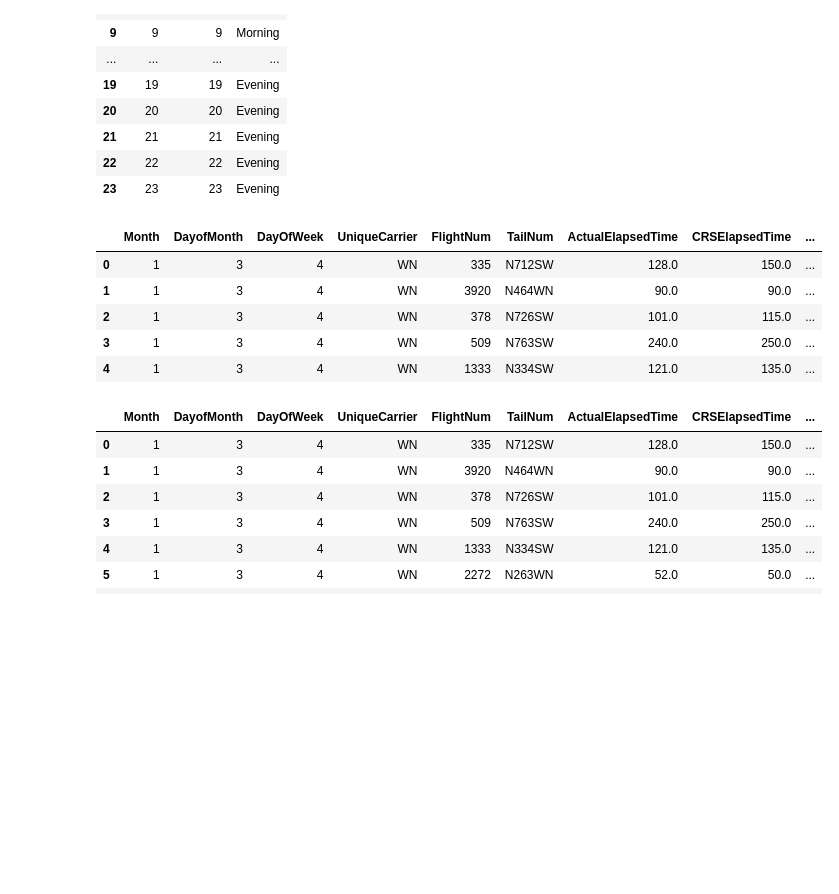
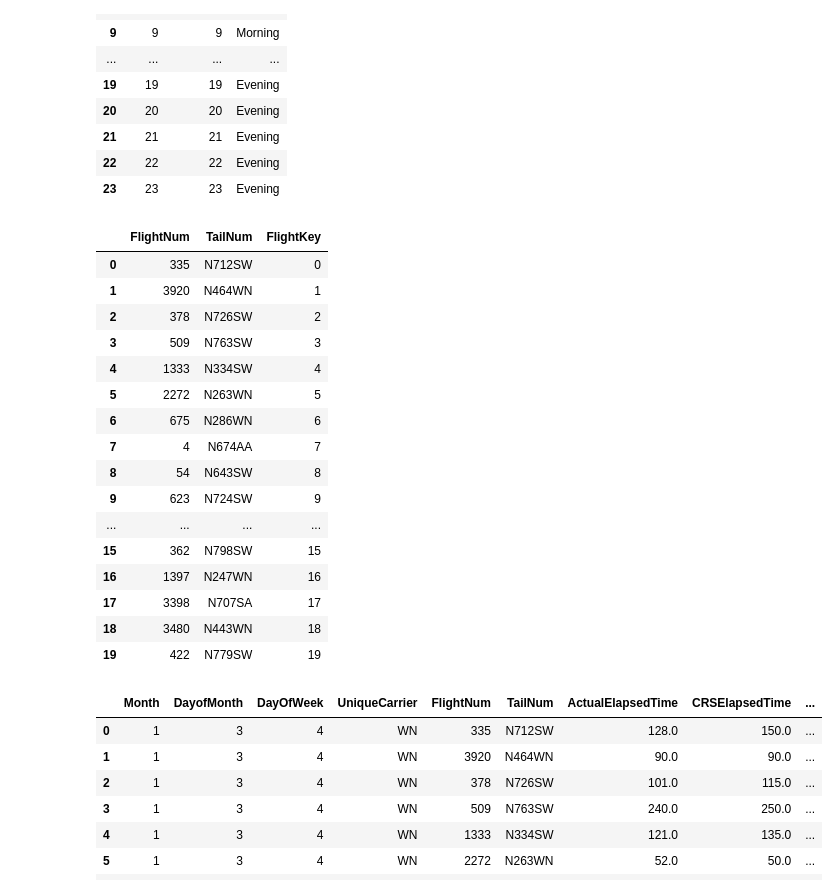
Before and after one commit to PickleAbdu/Airlines-Delay-Analysis, a Jupyter notebook: EDA.ipynb, the cells around one changed output. Saved outputs shown, nothing was run; the diff lists cells and outputs as text; code cells hidden in the pictures; blank space fills up the shorter version.

```diff
--- a/EDA.ipynb
+++ b/EDA.ipynb
@@ -429,15 +429,26 @@ dim_time
 # %%
 dim_flight = df[['FlightNum', 'TailNum']].drop_duplicates().reset_index(drop=True)
 dim_flight['FlightKey'] = dim_flight.index
 df = df.merge(dim_flight, on=['FlightNum', 'TailNum'], how='left')
-df.head()
+dim_flight.head(20)
 # %% [output]
-|  | Month | DayofMonth | DayOfWeek | UniqueCarrier | FlightNum | TailNum | ActualElapsedTime | CRSElapsedTime | ... |
-| 0 | 1 | 3 | 4 | WN | 335 | N712SW | 128.0 | 150.0 | ... |
-| 1 | 1 | 3 | 4 | WN | 3920 | N464WN | 90.0 | 90.0 | ... |
-| 2 | 1 | 3 | 4 | WN | 378 | N726SW | 101.0 | 115.0 | ... |
-| 3 | 1 | 3 | 4 | WN | 509 | N763SW | 240.0 | 250.0 | ... |
-| 4 | 1 | 3 | 4 | WN | 1333 | N334SW | 121.0 | 135.0 | ... |
+|  | FlightNum | TailNum | FlightKey |
+| 0 | 335 | N712SW | 0 |
+| 1 | 3920 | N464WN | 1 |
+| 2 | 378 | N726SW | 2 |
+| 3 | 509 | N763SW | 3 |
+| 4 | 1333 | N334SW | 4 |
+| 5 | 2272 | N263WN | 5 |
+| 6 | 675 | N286WN | 6 |
+| 7 | 4 | N674AA | 7 |
+| 8 | 54 | N643SW | 8 |
+| 9 | 623 | N724SW | 9 |
+| ... | ... | ... | ... |
+| 15 | 362 | N798SW | 15 |
+| 16 | 1397 | N247WN | 16 |
+| 17 | 3398 | N707SA | 17 |
+| 18 | 3480 | N443WN | 18 |
+| 19 | 422 | N779SW | 19 |
 # %%
 df.head(10)
 # %% [output]
```
Also changed, not shown: parts of 7 cells of this notebook.
